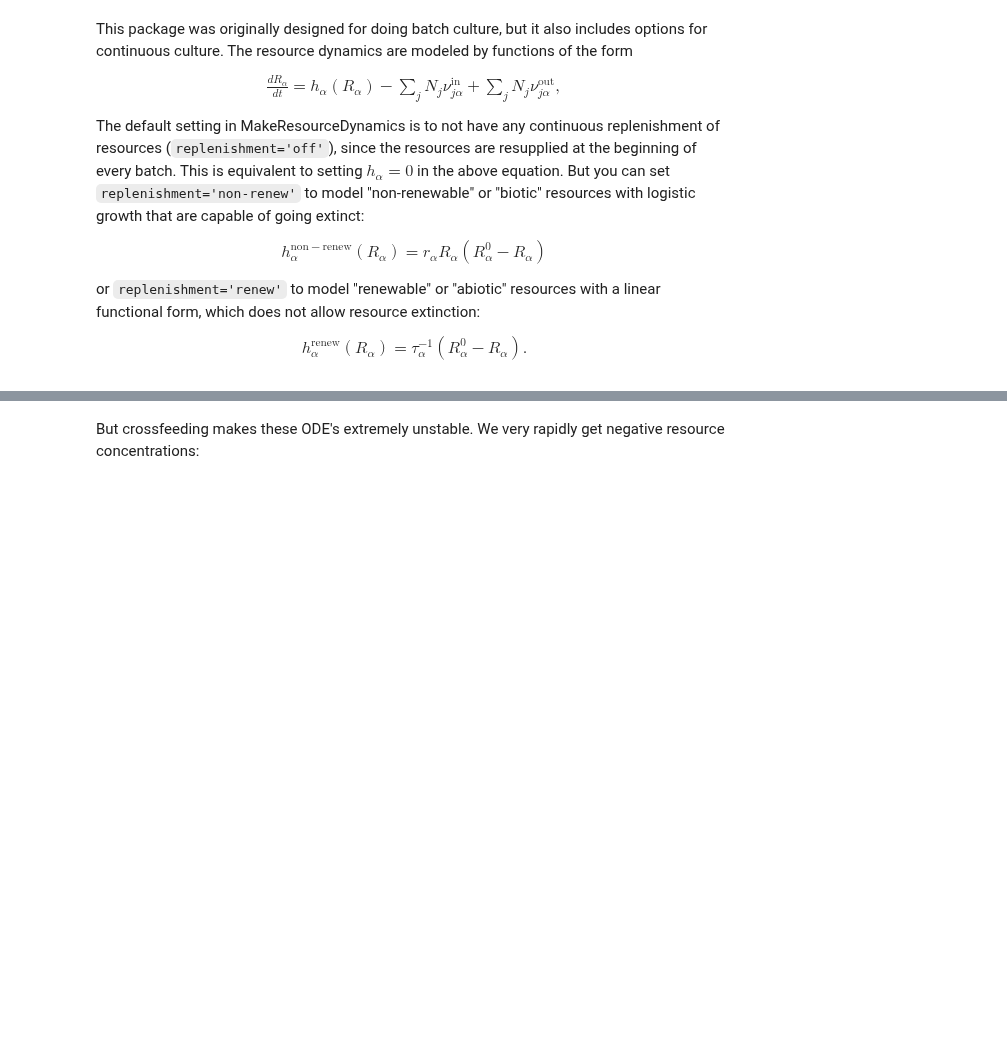
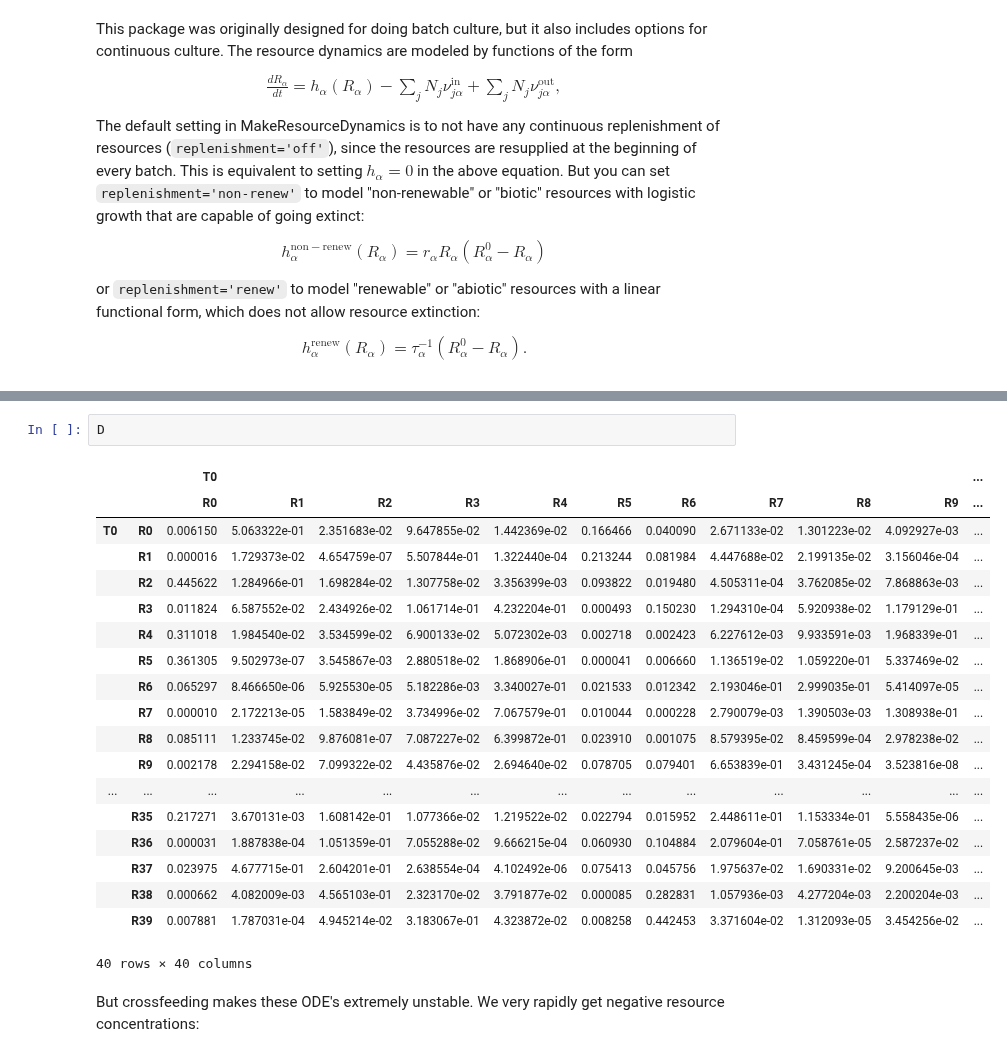
Before and after one commit to Emergent-Behaviors-in-Biology/community-simulator, a Jupyter notebook: Community Simulator Tutorial.ipynb, the cells around one changed output, grey strips where cells are left out. Saved outputs shown, nothing was run; the diff lists cells and outputs as text; blank space fills up the shorter version.

```diff
--- a/Community Simulator Tutorial.ipynb
+++ b/Community Simulator Tutorial.ipynb
@@ -456,3 +455,25 @@ t, Ntraj, Rtraj = MyPlate.TestWell(T=200)
+# %%
+D
+# %% [output]
+|  |  | T0 |  |  |  |  |  |  |  |  |  | ... |
+|  |  | R0 | R1 | R2 | R3 | R4 | R5 | R6 | R7 | R8 | R9 | ... |
+| T0 | R0 | 0.006150 | 5.063322e-01 | 2.351683e-02 | 9.647855e-02 | 1.442369e-02 | 0.166466 | 0.040090 | 2.671133e-02 | 1.301223e-02 | 4.092927e-03 | ... |
+|  | R1 | 0.000016 | 1.729373e-02 | 4.654759e-07 | 5.507844e-01 | 1.322440e-04 | 0.213244 | 0.081984 | 4.447688e-02 | 2.199135e-02 | 3.156046e-04 | ... |
+|  | R2 | 0.445622 | 1.284966e-01 | 1.698284e-02 | 1.307758e-02 | 3.356399e-03 | 0.093822 | 0.019480 | 4.505311e-04 | 3.762085e-02 | 7.868863e-03 | ... |
+|  | R3 | 0.011824 | 6.587552e-02 | 2.434926e-02 | 1.061714e-01 | 4.232204e-01 | 0.000493 | 0.150230 | 1.294310e-04 | 5.920938e-02 | 1.179129e-01 | ... |
+|  | R4 | 0.311018 | 1.984540e-02 | 3.534599e-02 | 6.900133e-02 | 5.072302e-03 | 0.002718 | 0.002423 | 6.227612e-03 | 9.933591e-03 | 1.968339e-01 | ... |
+|  | R5 | 0.361305 | 9.502973e-07 | 3.545867e-03 | 2.880518e-02 | 1.868906e-01 | 0.000041 | 0.006660 | 1.136519e-02 | 1.059220e-01 | 5.337469e-02 | ... |
+|  | R6 | 0.065297 | 8.466650e-06 | 5.925530e-05 | 5.182286e-03 | 3.340027e-01 | 0.021533 | 0.012342 | 2.193046e-01 | 2.999035e-01 | 5.414097e-05 | ... |
+|  | R7 | 0.000010 | 2.172213e-05 | 1.583849e-02 | 3.734996e-02 | 7.067579e-01 | 0.010044 | 0.000228 | 2.790079e-03 | 1.390503e-03 | 1.308938e-01 | ... |
+|  | R8 | 0.085111 | 1.233745e-02 | 9.876081e-07 | 7.087227e-02 | 6.399872e-01 | 0.023910 | 0.001075 | 8.579395e-02 | 8.459599e-04 | 2.978238e-02 | ... |
+|  | R9 | 0.002178 | 2.294158e-02 | 7.099322e-02 | 4.435876e-02 | 2.694640e-02 | 0.078705 | 0.079401 | 6.653839e-01 | 3.431245e-04 | 3.523816e-08 | ... |
+| ... | ... | ... | ... | ... | ... | ... | ... | ... | ... | ... | ... | ... |
+|  | R35 | 0.217271 | 3.670131e-03 | 1.608142e-01 | 1.077366e-02 | 1.219522e-02 | 0.022794 | 0.015952 | 2.448611e-01 | 1.153334e-01 | 5.558435e-06 | ... |
+|  | R36 | 0.000031 | 1.887838e-04 | 1.051359e-01 | 7.055288e-02 | 9.666215e-04 | 0.060930 | 0.104884 | 2.079604e-01 | 7.058761e-05 | 2.587237e-02 | ... |
+|  | R37 | 0.023975 | 4.677715e-01 | 2.604201e-01 | 2.638554e-04 | 4.102492e-06 | 0.075413 | 0.045756 | 1.975637e-02 | 1.690331e-02 | 9.200645e-03 | ... |
+|  | R38 | 0.000662 | 4.082009e-03 | 4.565103e-01 | 2.323170e-02 | 3.791877e-02 | 0.000085 | 0.282831 | 1.057936e-03 | 4.277204e-03 | 2.200204e-03 | ... |
+|  | R39 | 0.007881 | 1.787031e-04 | 4.945214e-02 | 3.183067e-01 | 4.323872e-02 | 0.008258 | 0.442453 | 3.371604e-02 | 1.312093e-05 | 3.454256e-02 | ... |
+40 rows × 40 columns
 # %% [markdown]
 But crossfeeding makes these ODE's extremely unstable. We very rapidly get negative resource concentrations:
 # %%
```
Also changed, not shown: parts of 5 cells of this notebook, 2 other files.
